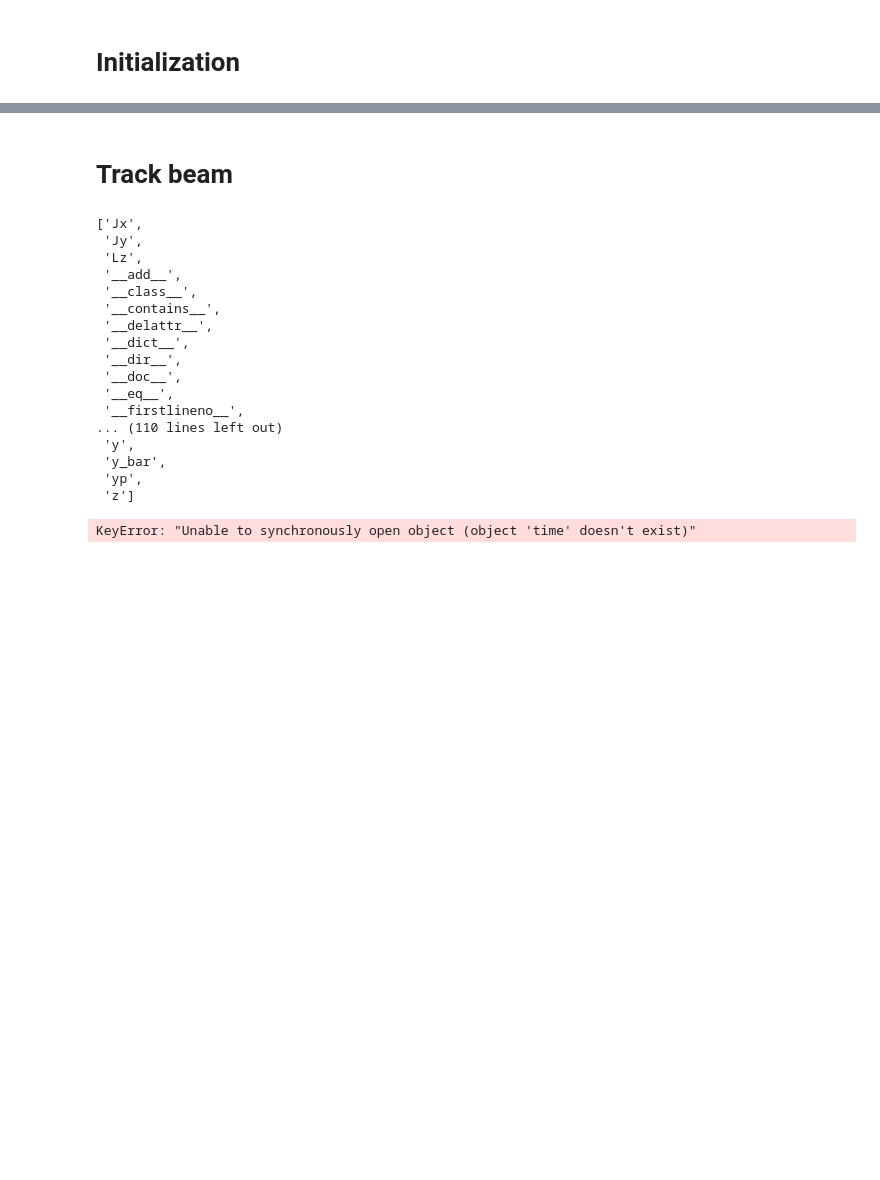
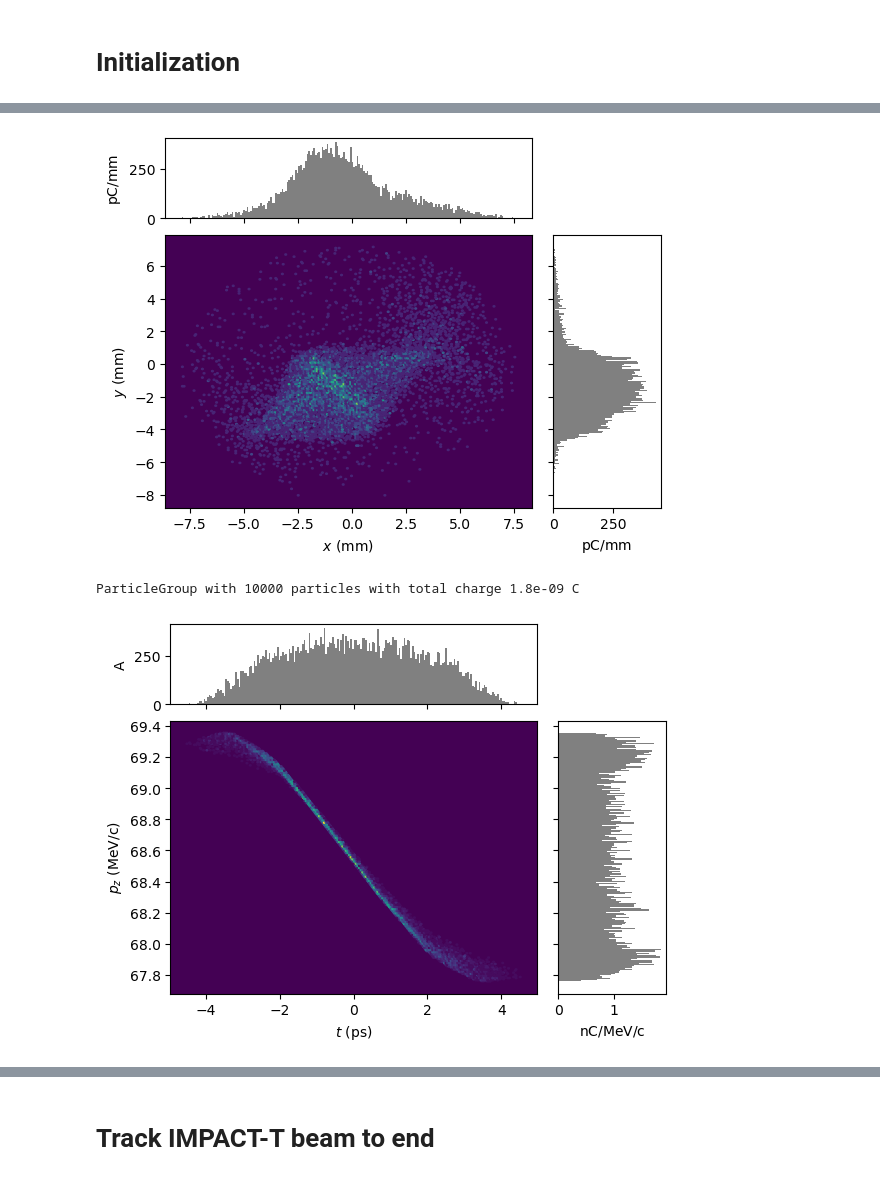
Before and after one commit to slaclab/FACET2-Bmad-PyTao, a Jupyter notebook: Example - IMPACT-T beam generation.ipynb, the cells around one changed output, grey strips where cells are left out. Saved outputs shown, nothing was run; the diff lists cells and outputs as text; code cells hidden in the pictures; blank space fills up the shorter version.

Commit message:
Improving IMPACT-T example

```diff
--- a/Example - IMPACT-T beam generation.ipynb
+++ b/Example - IMPACT-T beam generation.ipynb
@@ -35,3 +36,19 @@ Converted final_particles to ParticleGroup
 Converted PR10241 to ParticleGroup
 Converted L0AFEND to ParticleGroup
 Beam created, written to /Users/nmajik/Documents/SLAC/FACET2-S2E/beams/activeBeamFile.h5, and reinit to tao
+# %%
+#Examine the beam IMPACT-T produced
+P = ParticleGroup("./beams/activeBeamFile.h5")
+
+
+display(plotMod(P, 'x', 'y',  bins=200));
+plt.clf()
+
+print(P)
+
+#Plot the longitudinal phase space
+display(plotMod(P, 't', 'pz',  bins=200));
+# %% [output]
+[figure, added]
+ParticleGroup with 10000 particles with total charge 1.8e-09 C
+[figure, added]
@@ -38,2 +56,2 @@ Beam created, written to /Users/nmajik/Documents/SLAC/FACET2-S2E/beams/activeBea
 # %% [markdown]
-# Track beam
+# Track IMPACT-T beam to end
@@ -42,26 +58 @@ P = ParticleGroup("./beams/activeBeamFile.h5")
-# %%
-dir(P)
-# %% [output]
-['Jx',
- 'Jy',
- 'Lz',
- '__add__',
- '__class__',
- '__contains__',
- '__delattr__',
- '__dict__',
- '__dir__',
- '__doc__',
- '__eq__',
- '__firstlineno__',
-... (110 lines left out)
- 'y',
- 'y_bar',
- 'yp',
- 'z']
-# %%
-#Track the beam from start to end
-trackBeam(tao, **importedDefaultSettings)
-# %% [output]
-KeyError: "Unable to synchronously open object (object 'time' doesn't exist)"
 # %%
```
Also changed, not shown: parts of 14 cells of this notebook, 1 other file.
